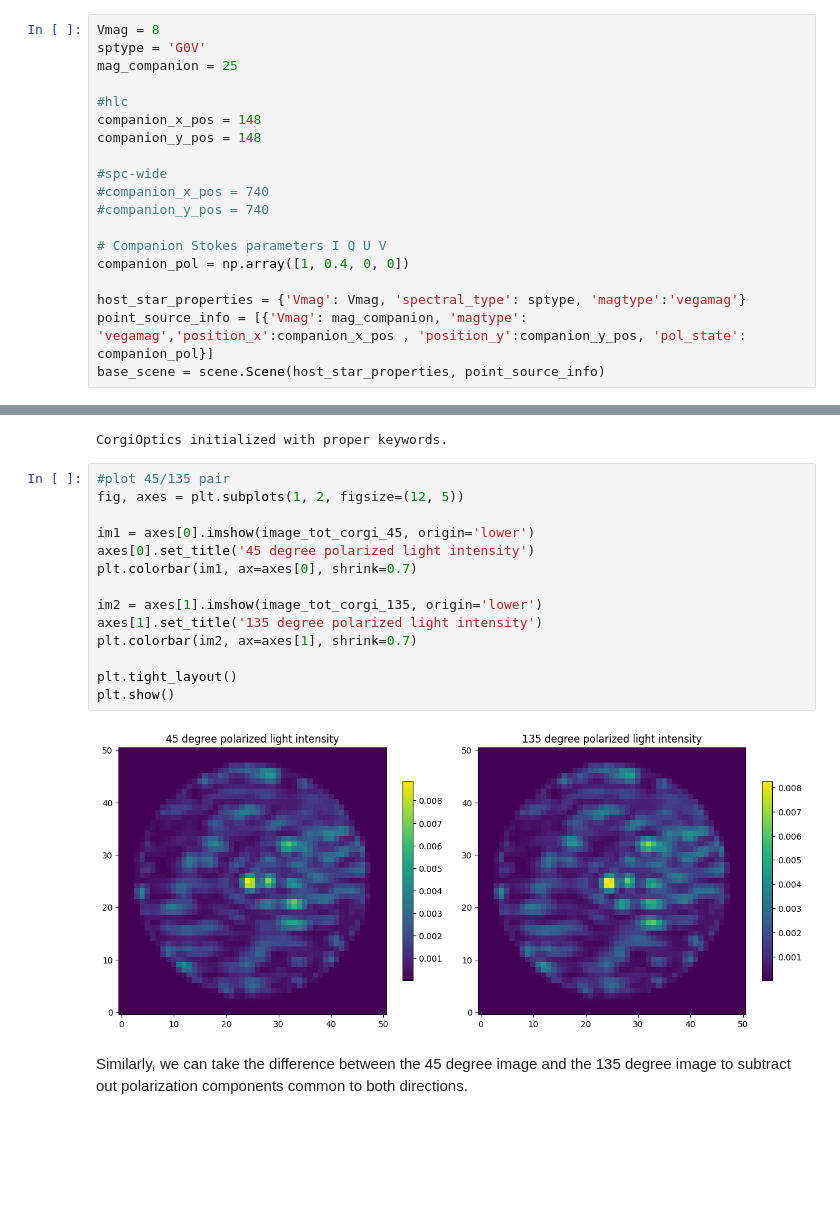
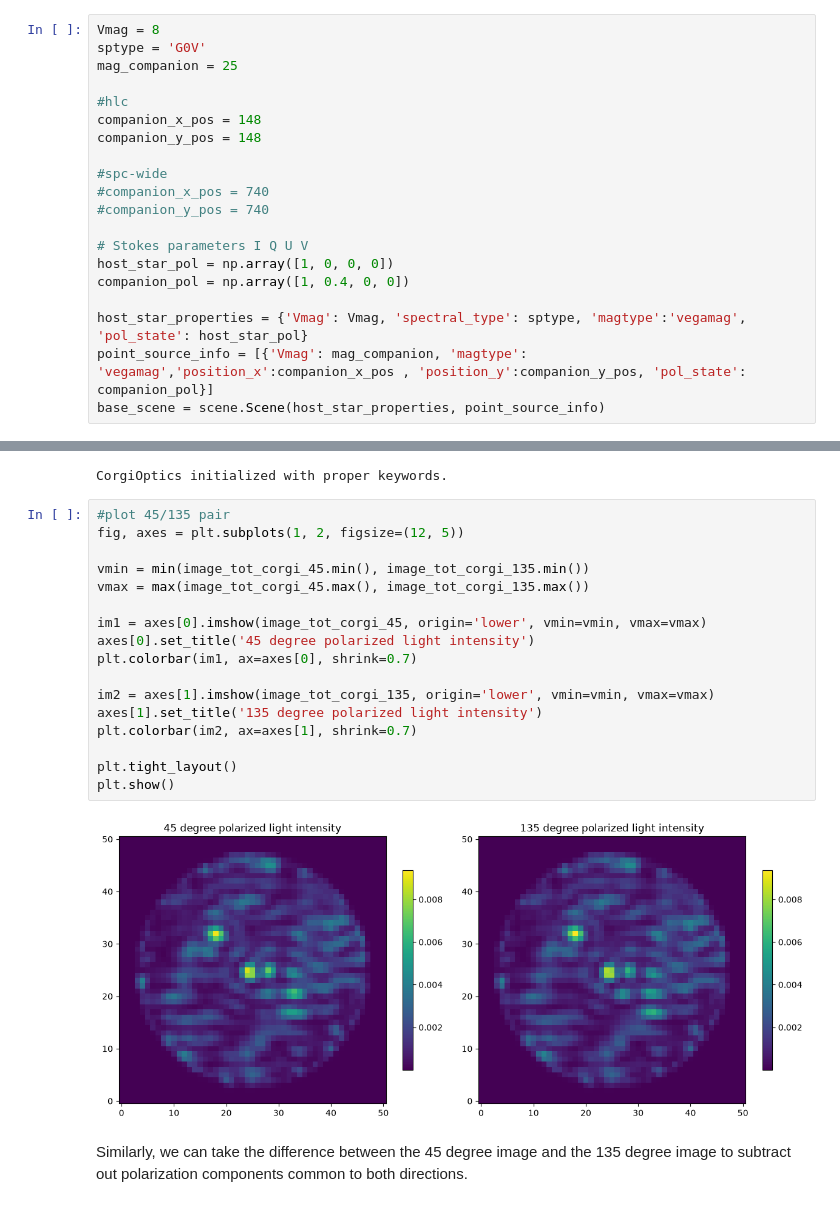
Before and after one commit to roman-corgi/corgisim, a Jupyter notebook: examples/polarimetry_demo.ipynb, the cells around one changed output, grey strips where cells are left out. Drawn from its saved outputs; the diff is of its cells as text; blank space fills up the shorter version.

```diff
--- a/examples/polarimetry_demo.ipynb
+++ b/examples/polarimetry_demo.ipynb
@@ -26,10 +26,11 @@ companion_y_pos = 148
 #companion_x_pos = 740
 #companion_y_pos = 740
 
-# Companion Stokes parameters I Q U V
+# Stokes parameters I Q U V
+host_star_pol = np.array([1, 0, 0, 0])
 companion_pol = np.array([1, 0.4, 0, 0])
 
-host_star_properties = {'Vmag': Vmag, 'spectral_type': sptype, 'magtype':'vegamag'}
+host_star_properties = {'Vmag': Vmag, 'spectral_type': sptype, 'magtype':'vegamag', 'pol_state': host_star_pol}
 point_source_info = [{'Vmag': mag_companion, 'magtype': 'vegamag','position_x':companion_x_pos , 'position_y':companion_y_pos, 'pol_state': companion_pol}]
 base_scene = scene.Scene(host_star_properties, point_source_info)
 # %% [output]
@@ -167,19 +171,22 @@ CorgiOptics initialized with proper keywords.
 # %%
 #plot 45/135 pair
 fig, axes = plt.subplots(1, 2, figsize=(12, 5))
 
-im1 = axes[0].imshow(image_tot_corgi_45, origin='lower')
+vmin = min(image_tot_corgi_45.min(), image_tot_corgi_135.min())
+vmax = max(image_tot_corgi_45.max(), image_tot_corgi_135.max())
+
+im1 = axes[0].imshow(image_tot_corgi_45, origin='lower', vmin=vmin, vmax=vmax)
 axes[0].set_title('45 degree polarized light intensity')
 plt.colorbar(im1, ax=axes[0], shrink=0.7)
 
-im2 = axes[1].imshow(image_tot_corgi_135, origin='lower')
+im2 = axes[1].imshow(image_tot_corgi_135, origin='lower', vmin=vmin, vmax=vmax)
 axes[1].set_title('135 degree polarized light intensity')
 plt.colorbar(im2, ax=axes[1], shrink=0.7)
 
 plt.tight_layout()
 plt.show()
 # %% [output]
-[figure, old version]
+[figure, new version]
 # %% [markdown]
 Similarly, we can take the difference between the 45 degree image and the 135 degree image to subtract out polarization components common to both directions.
 # %%
```
Also changed, not shown: parts of 18 cells of this notebook.
